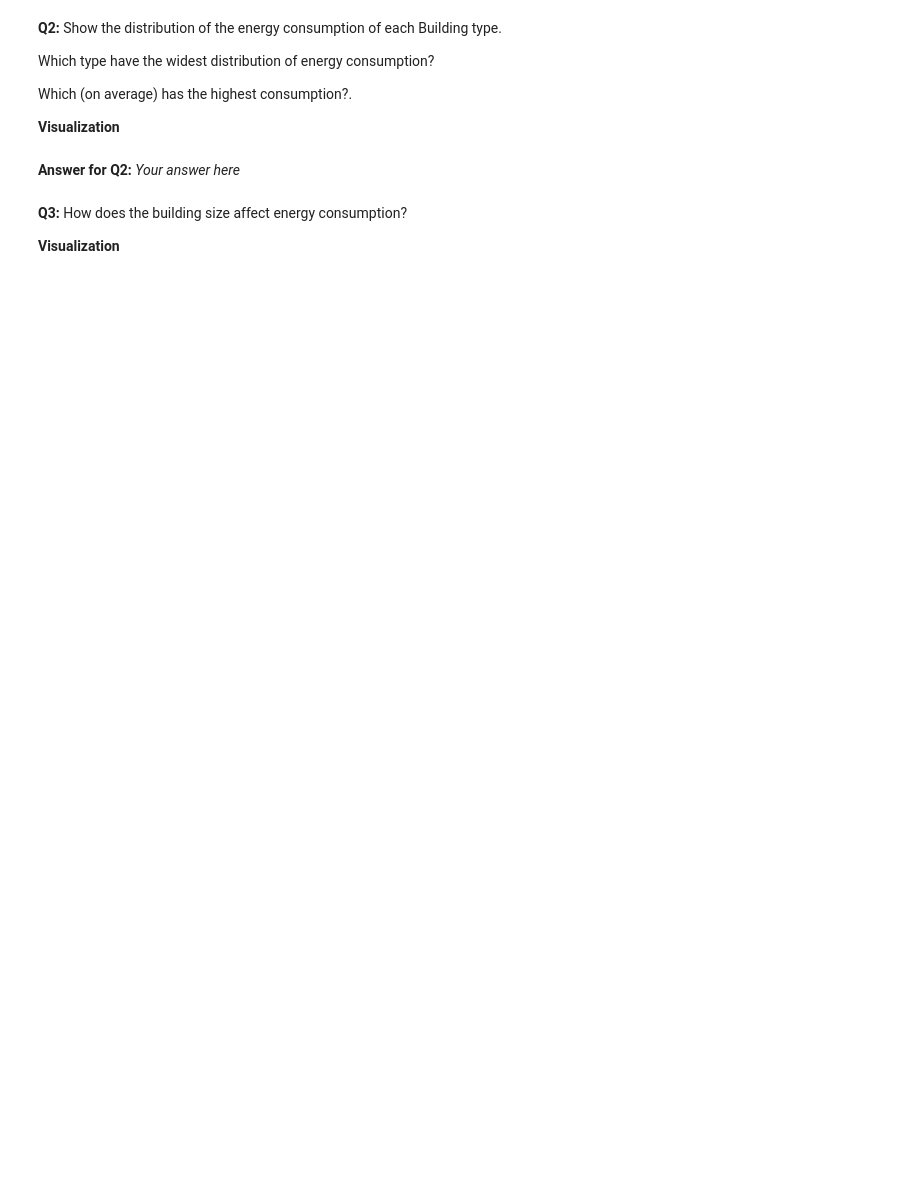
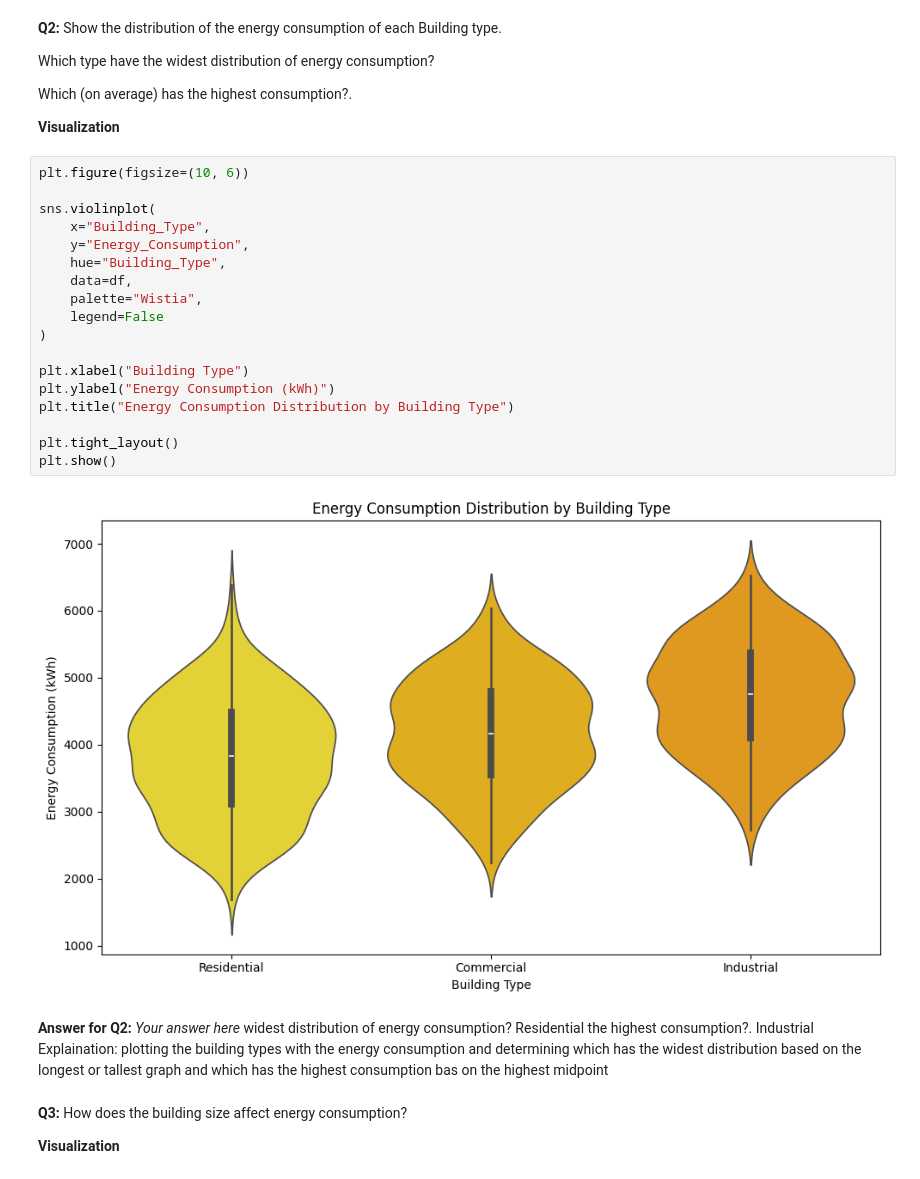
Before and after one commit to farahehab1/farah, a Jupyter notebook: Regression_Mini-Project.ipynb, the cells around one changed output. Saved outputs shown, nothing was run; the diff lists cells and outputs as text; blank space fills up the shorter version.

```diff
--- a/Regression_Mini-Project.ipynb
+++ b/Regression_Mini-Project.ipynb
@@ -166,8 +195,33 @@ Which type have the widest distribution of energy consumption?
 Which (on average) has the highest consumption?.
 
 **Visualization**
+# %%
+plt.figure(figsize=(10, 6))
+
+sns.violinplot(
+    x="Building_Type",
+    y="Energy_Consumption",
+    hue="Building_Type",
+    data=df,
+    palette="Wistia",
+    legend=False
+)
+
+plt.xlabel("Building Type")
+plt.ylabel("Energy Consumption (kWh)")
+plt.title("Energy Consumption Distribution by Building Type")
+
+plt.tight_layout()
+plt.show()
+# %% [output]
+[figure, added]
 # %% [markdown]
 **Answer for Q2:** _Your answer here_
+widest distribution of energy consumption?
+Residential
+the highest consumption?.
+Industrial
+Explaination: plotting the building types with the energy consumption and determining which has the widest distribution based on the longest or tallest graph and which has the highest consumption bas on the highest midpoint
 # %% [markdown]
 **Q3:** How does the building size affect energy consumption?
 
```
Also changed, not shown: parts of 17 cells of this notebook.
